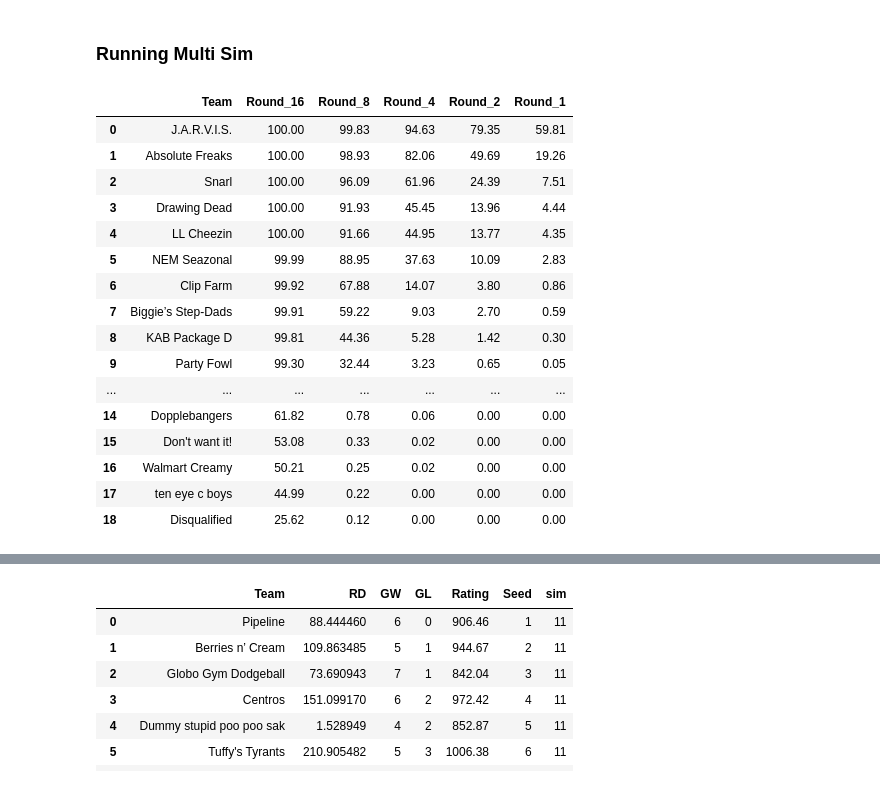
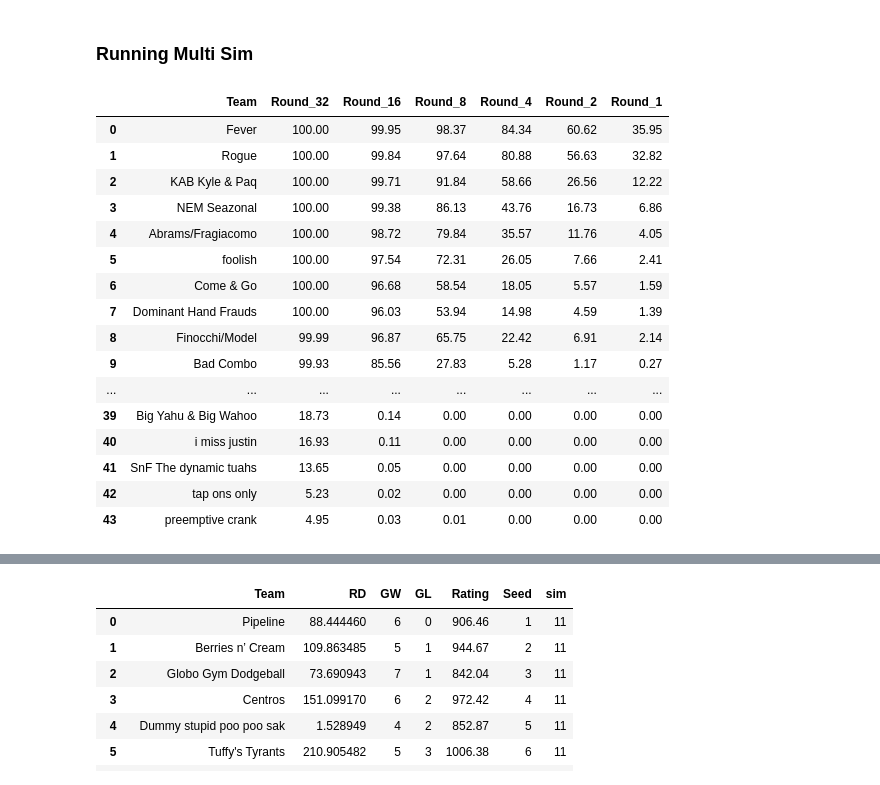
Before and after one commit to USAR-Rankings/Simulations, a Jupyter notebook: notebooks/Nationals_Simulations.ipynb, the cells around one changed output, grey strips where cells are left out. Saved outputs shown, nothing was run; the diff lists cells and outputs as text; code cells hidden in the pictures.

```diff
--- a/notebooks/Nationals_Simulations.ipynb
+++ b/notebooks/Nationals_Simulations.ipynb
@@ -69,7 +97,7 @@ def get_ratings_all(teams,df,tourney,default=800):
 # %%
-#open_teams=pd.read_csv("../data/southeast25_open.csv").sort_values(by="Team Rating", ascending=False).reset_index(drop=True)
-open_rating=pd.read_csv("../data/test_final_players_open_2025-04-25.csv")
-open_teams=get_ratings_all(open_teams,open_rating,"PHOENIX-SECTIONAL-25")
-open_teams.to_csv("../data/south25_open.csv",index=False)
+#open_teams=pd.read_csv("../data/NATS_AT_open.csv").sort_values(by="Team Rating", ascending=False).reset_index(drop=True)
+open_rating=pd.read_csv(open_rating_path)
+open_teams=get_ratings_all_g(open_teams,open_rating,open_last_tournament_path)
+open_teams.to_csv(f"../data/N{open_tag}.csv",index=False)
 open_teams
 # %% [output]
@@ -93,9 +121,9 @@ open_teams
 # %%
 #womens_teams=pd.read_csv("../data/southeast25_womens.csv").sort_values(by="Team Rating", ascending=False).reset_index(drop=True)
-womens_teams=pd.read_csv("../data/south25_women.csv")
+womens_teams=pd.read_csv(f"../data/{womens_tag}.csv")
 womens_teams=correct_names(womens_teams)
-womens_rating=pd.read_csv("../data/test_final_players_womens_2025-04-24.csv")
-womens_teams=get_ratings_all(womens_teams,womens_rating,"USAR25SOUTHEAST",default=1400)
-womens_teams.to_csv("../data/south25_women.csv",index=False)
+womens_rating=pd.read_csv(womens_rating_path)
+womens_teams=get_ratings_all_g(womens_teams,womens_rating,womens_last_tournament_path,default=700)
+womens_teams.to_csv(f"../data/{womens_tag}",index=False)
 womens_teams
 # %% [output]
@@ -807,9 +1006,12 @@ class Multi_Simulator(Simulator):
 # %% [markdown]
 Set up pools
 # %%
-open_pools=create_pools(team_dict,4)
-womens_pools=create_pools(team_dict_w,1)
-contend_pools=create_pools(team_dict_c,1)
+open_pools=create_pools(team_dict,8)
+womens_pools=create_pools(team_dict_w,2)
+contend_pools=create_pools(team_dict_c,3)
+contend_pools_2=create_pools(team_dict_c_2,3)
+#womens_pools_c=create_pools(team_dict_w_c,2)
+#contend_pools_3=create_pools(team_dict_c_3,9)
 # %% [markdown]
 Run one sim
 # %%
@@ -838,27 +1040,27 @@ example.one_sim(32,bracket_keys)
 # %% [markdown]
 ### Running Multi Sim
 # %%
-west_reg=Multi_Simulator(open_pools,team_dict,hot=True,)
-div_finals,div_stands,big_list=west_reg.sim_n(32,10000,bracket_keys)
+west_reg=Multi_Simulator(open_pools,team_dict,hot=True,team_df=open_teams)
+div_finals,div_stands,big_list=west_reg.sim_n(64,10000,bracket_keys)
 #div_finals,div_stands,big_list=west_reg.sim_n(64,100,bracket_keys)
 # %%
-west_reg.give_bracket_summary_scale(write=True,tag="../data/south25_open_bracket")
+west_reg.give_bracket_summary_scale(write=True,tag=f"../data/{open_tag}_bracket_summary")
 # %% [output]
-|  | Team | Round_16 | Round_8 | Round_4 | Round_2 | Round_1 |
-| 0 | J.A.R.V.I.S. | 100.00 | 99.83 | 94.63 | 79.35 | 59.81 |
-| 1 | Absolute Freaks | 100.00 | 98.93 | 82.06 | 49.69 | 19.26 |
-| 2 | Snarl | 100.00 | 96.09 | 61.96 | 24.39 | 7.51 |
-| 3 | Drawing Dead | 100.00 | 91.93 | 45.45 | 13.96 | 4.44 |
-| 4 | LL Cheezin | 100.00 | 91.66 | 44.95 | 13.77 | 4.35 |
-| 5 | NEM Seazonal | 99.99 | 88.95 | 37.63 | 10.09 | 2.83 |
-| 6 | Clip Farm | 99.92 | 67.88 | 14.07 | 3.80 | 0.86 |
-| 7 | Biggie’s Step-Dads | 99.91 | 59.22 | 9.03 | 2.70 | 0.59 |
-| 8 | KAB Package D | 99.81 | 44.36 | 5.28 | 1.42 | 0.30 |
-| 9 | Party Fowl | 99.30 | 32.44 | 3.23 | 0.65 | 0.05 |
-| ... | ... | ... | ... | ... | ... | ... |
-| 14 | Dopplebangers | 61.82 | 0.78 | 0.06 | 0.00 | 0.00 |
-| 15 | Don't want it! | 53.08 | 0.33 | 0.02 | 0.00 | 0.00 |
-| 16 | Walmart Creamy | 50.21 | 0.25 | 0.02 | 0.00 | 0.00 |
-| 17 | ten eye c boys | 44.99 | 0.22 | 0.00 | 0.00 | 0.00 |
-| 18 | Disqualified | 25.62 | 0.12 | 0.00 | 0.00 | 0.00 |
+|  | Team | Round_32 | Round_16 | Round_8 | Round_4 | Round_2 | Round_1 |
+| 0 | Fever | 100.00 | 99.95 | 98.37 | 84.34 | 60.62 | 35.95 |
+| 1 | Rogue | 100.00 | 99.84 | 97.64 | 80.88 | 56.63 | 32.82 |
+| 2 | KAB Kyle & Paq | 100.00 | 99.71 | 91.84 | 58.66 | 26.56 | 12.22 |
+| 3 | NEM Seazonal | 100.00 | 99.38 | 86.13 | 43.76 | 16.73 | 6.86 |
+| 4 | Abrams/Fragiacomo | 100.00 | 98.72 | 79.84 | 35.57 | 11.76 | 4.05 |
+| 5 | foolish | 100.00 | 97.54 | 72.31 | 26.05 | 7.66 | 2.41 |
+| 6 | Come & Go | 100.00 | 96.68 | 58.54 | 18.05 | 5.57 | 1.59 |
+| 7 | Dominant Hand Frauds | 100.00 | 96.03 | 53.94 | 14.98 | 4.59 | 1.39 |
+| 8 | Finocchi/Model | 99.99 | 96.87 | 65.75 | 22.42 | 6.91 | 2.14 |
+| 9 | Bad Combo | 99.93 | 85.56 | 27.83 | 5.28 | 1.17 | 0.27 |
+| ... | ... | ... | ... | ... | ... | ... | ... |
+| 39 | Big Yahu & Big Wahoo | 18.73 | 0.14 | 0.00 | 0.00 | 0.00 | 0.00 |
+| 40 | i miss justin | 16.93 | 0.11 | 0.00 | 0.00 | 0.00 | 0.00 |
+| 41 | SnF The dynamic tuahs | 13.65 | 0.05 | 0.00 | 0.00 | 0.00 | 0.00 |
+| 42 | tap ons only | 5.23 | 0.02 | 0.00 | 0.00 | 0.00 | 0.00 |
+| 43 | preemptive crank | 4.95 | 0.03 | 0.01 | 0.00 | 0.00 | 0.00 |
 # %%
```
Also changed, not shown: parts of 18 cells of this notebook, 1 other file.
